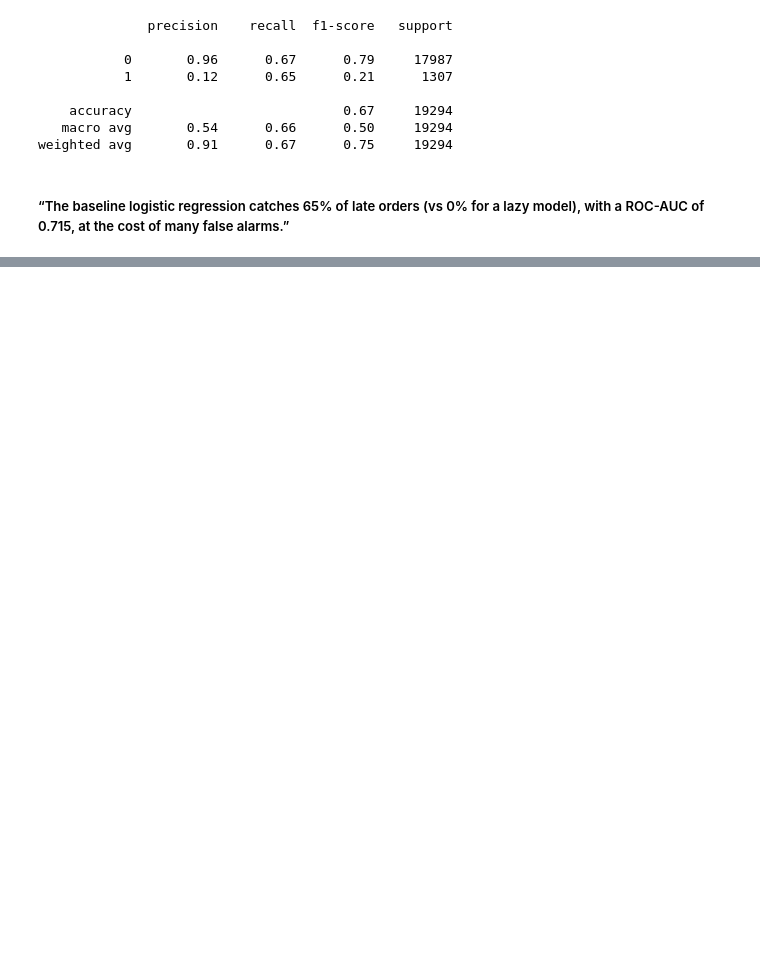
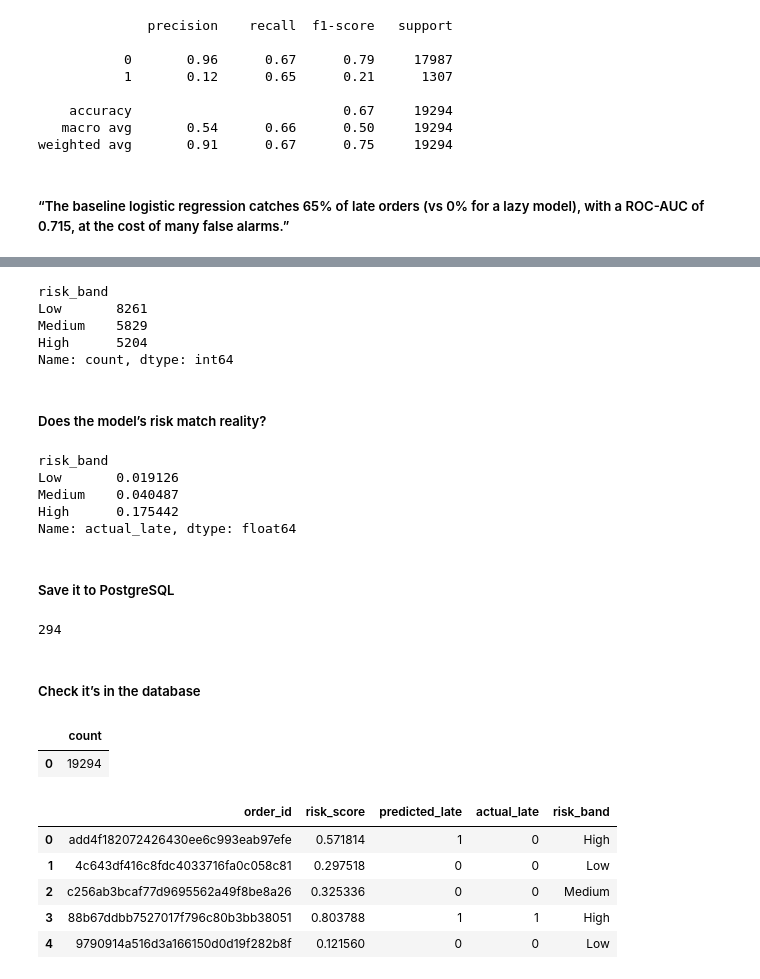
Before and after one commit to Abhigna008/olist-late-delivery-prediction, a Jupyter notebook: notebooks/02_model.ipynb, the cells around one changed output, grey strips where cells are left out. Cells and saved outputs as stored; diff of their text form; code cells hidden in the pictures; blank space fills up the shorter version.

```diff
--- a/notebooks/02_model.ipynb
+++ b/notebooks/02_model.ipynb
@@ -235,0 +391,40 @@ weighted avg       0.91      0.67      0.75     19294
+# %%
+predictions["risk_band"].value_counts()
+# %% [output]
+risk_band
+Low       8261
+Medium    5829
+High      5204
+Name: count, dtype: int64
+# %% [markdown]
+##### Does the model’s risk match reality?
+# %%
+predictions.groupby("risk_band", observed=True)["actual_late"].mean()
+# %% [output]
+risk_band
+Low       0.019126
+Medium    0.040487
+High      0.175442
+Name: actual_late, dtype: float64
+# %% [markdown]
+##### Save it to PostgreSQL
+# %%
+predictions.to_sql("order_risk_predictions", engine, if_exists="replace", index=False)
+# %% [output]
+294
+# %% [markdown]
+##### Check it’s in the database
+# %%
+pd.read_sql("SELECT COUNT(*) FROM order_risk_predictions", engine)
+# %% [output]
+|  | count |
+| 0 | 19294 |
+# %%
+pd.read_sql("SELECT * FROM order_risk_predictions LIMIT 5", engine)
+# %% [output]
+|  | order_id | risk_score | predicted_late | actual_late | risk_band |
+| 0 | add4f182072426430ee6c993eab97efe | 0.571814 | 1 | 0 | High |
+| 1 | 4c643df416c8fdc4033716fa0c058c81 | 0.297518 | 0 | 0 | Low |
+| 2 | c256ab3bcaf77d9695562a49f8be8a26 | 0.325336 | 0 | 0 | Medium |
+| 3 | 88b67ddbb7527017f796c80b3bb38051 | 0.803788 | 1 | 1 | High |
+| 4 | 9790914a516d3a166150d0d19f282b8f | 0.121560 | 0 | 0 | Low |
```
Also changed, not shown: parts of 29 cells of this notebook, 1 other file.
